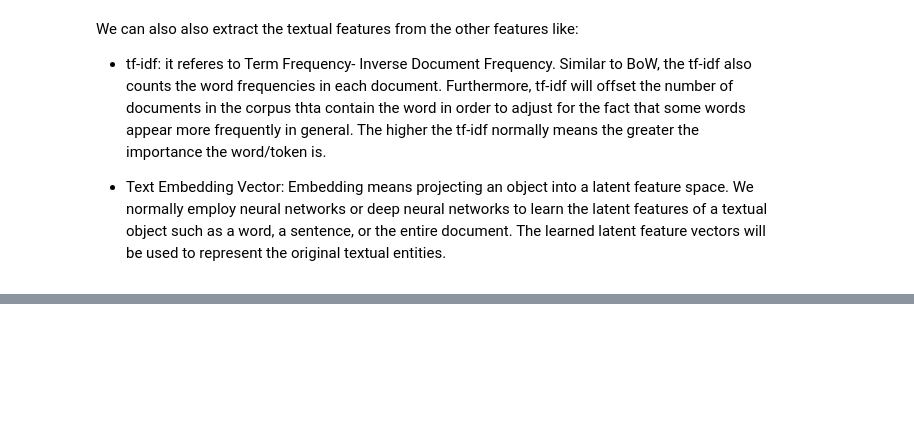
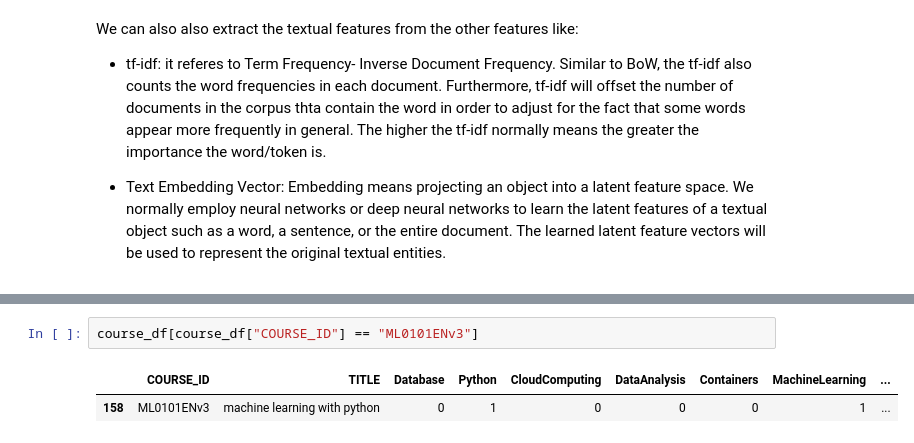
Before and after one commit to Bhandari007/recommendation_system, a Jupyter notebook: recommender_system.ipynb, the cells around one changed output, grey strips where cells are left out. Drawn from its saved outputs; the diff is of its cells as text; blank space fills up the shorter version.

```diff
--- a/recommender_system.ipynb
+++ b/recommender_system.ipynb
@@ -516,0 +544,5 @@ We can also also extract the textual features from the other features like:
+# %%
+course_df[course_df["COURSE_ID"] == "ML0101ENv3"]
+# %% [output]
+|  | COURSE_ID | TITLE | Database | Python | CloudComputing | DataAnalysis | Containers | MachineLearning | ... |
+| 158 | ML0101ENv3 | machine learning with python | 0 | 1 | 0 | 0 | 0 | 1 | ... |
```
Also changed, not shown: parts of 15 cells of this notebook.
